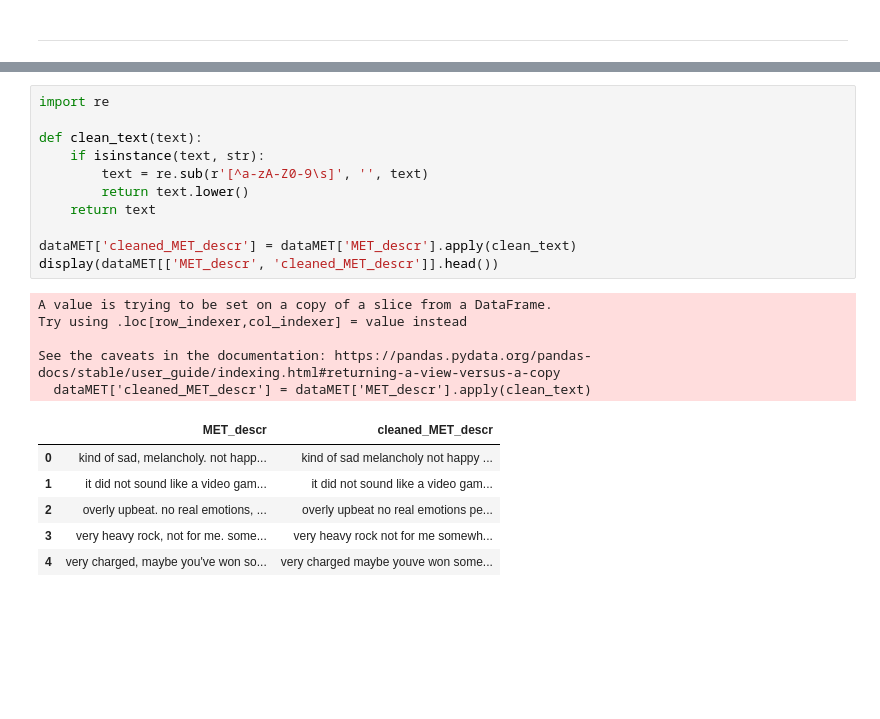
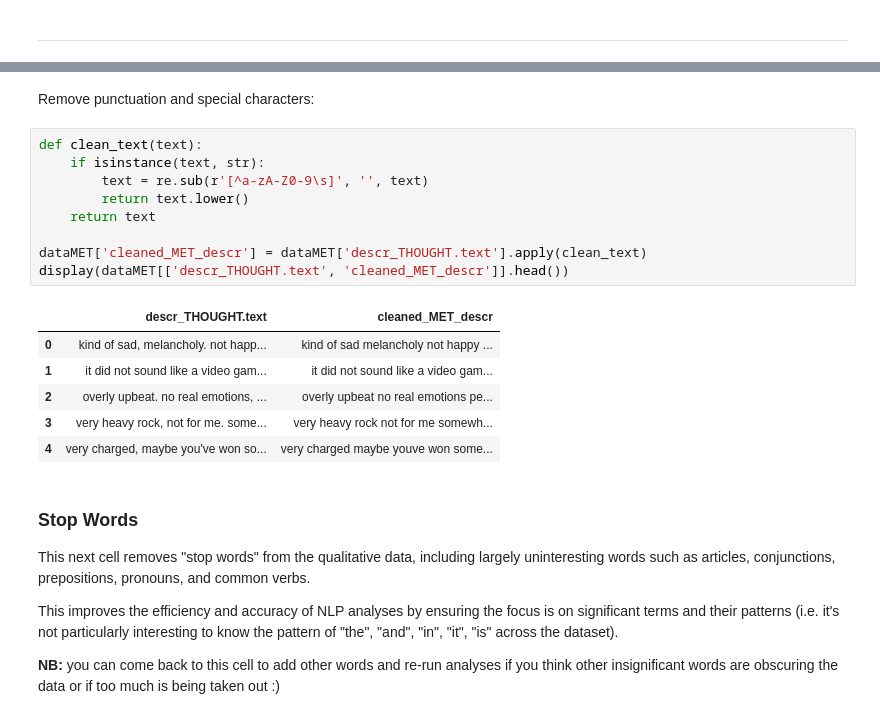
Before and after one commit to HazelvdW/context-framed-listening, a Jupyter notebook: NLP_framed_listening.ipynb, the cells around one changed output, grey strips where cells are left out. Saved outputs shown, nothing was run; the diff lists cells and outputs as text; blank space fills up the shorter version.

```diff
--- a/NLP_framed_listening.ipynb
+++ b/NLP_framed_listening.ipynb
@@ -184,23 +226,26 @@ Clip-context pair with the least reported METs: BAR-80s_MED_13_Your_Love_Drives_
+# %% [markdown]
+Remove punctuation and special characters:
 # %%
-import re
-
 def clean_text(text):
     if isinstance(text, str):
         text = re.sub(r'[^a-zA-Z0-9\s]', '', text)
         return text.lower()
     return text
 
-dataMET['cleaned_MET_descr'] = dataMET['MET_descr'].apply(clean_text)
-display(dataMET[['MET_descr', 'cleaned_MET_descr']].head())
+dataMET['cleaned_MET_descr'] = dataMET['descr_THOUGHT.text'].apply(clean_text)
+display(dataMET[['descr_THOUGHT.text', 'cleaned_MET_descr']].head())
 # %% [output]
-A value is trying to be set on a copy of a slice from a DataFrame.
-Try using .loc[row_indexer,col_indexer] = value instead
-
-See the caveats in the documentation: https://pandas.pydata.org/pandas-docs/stable/user_guide/indexing.html#returning-a-view-versus-a-copy
-  dataMET['cleaned_MET_descr'] = dataMET['MET_descr'].apply(clean_text)
-|  | MET_descr | cleaned_MET_descr |
+|  | descr_THOUGHT.text | cleaned_MET_descr |
 | 0 | kind of sad, melancholy. not happ... | kind of sad melancholy not happy ... |
 | 1 | it did not sound like a video gam... | it did not sound like a video gam... |
 | 2 | overly upbeat. no real emotions, ... | overly upbeat no real emotions pe... |
 | 3 | very heavy rock, not for me. some... | very heavy rock not for me somewh... |
 | 4 | very charged, maybe you've won so... | very charged maybe youve won some... |
+# %% [markdown]
+### Stop Words
+
+This next cell removes "stop words" from the qualitative data, including largely uninteresting words such as articles, conjunctions, prepositions, pronouns, and common verbs.
+
+This improves the efficiency and accuracy of NLP analyses by ensuring the focus is on significant terms and their patterns (i.e. it's not particularly interesting to know the pattern of "the", "and", "in", "it", "is" across the dataset).
+
+**NB:** you can come back to this cell to add other words and re-run analyses if you think other insignificant words are obscuring the data or if too much is being taken out :)
```
Also changed, not shown: parts of 8 cells of this notebook.
